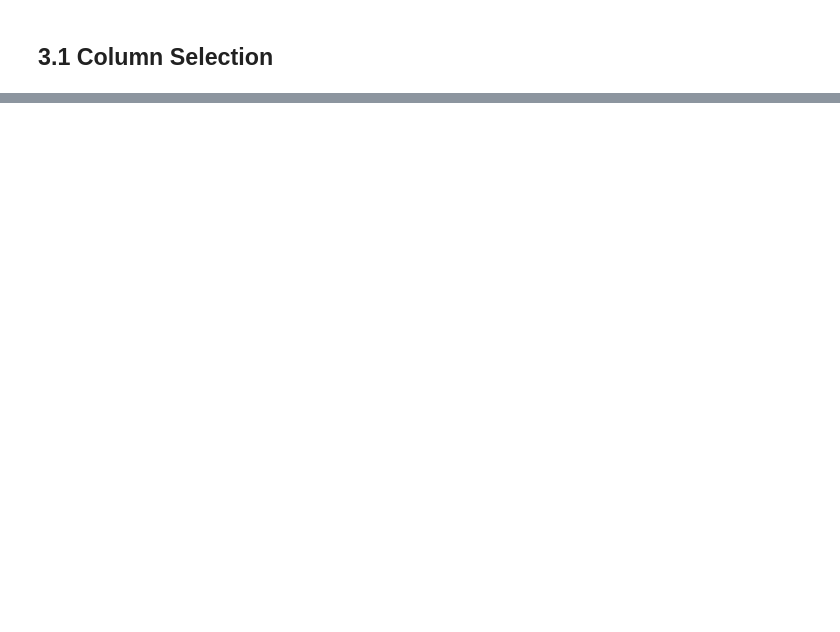
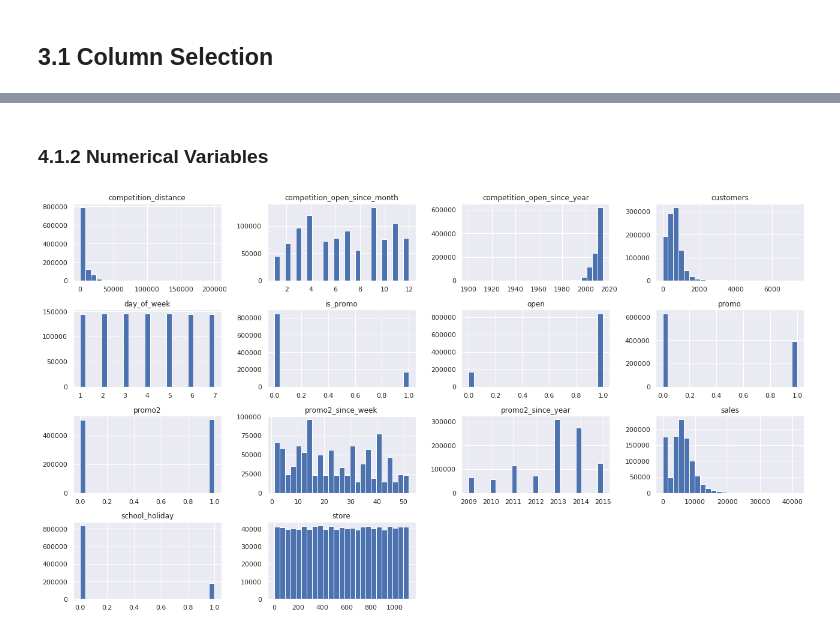
Before and after one commit to brian-oliveira/rossmann-sales-prediction, a Jupyter notebook: main.ipynb, the cells around one changed output, grey strips where cells are left out. Cells and saved outputs as stored; diff of their text form; code cells hidden in the pictures; blank space fills up the shorter version.

```diff
--- a/main.ipynb
+++ b/main.ipynb
@@ -351,0 +355,6 @@ df3 = df3.drop(cols_drop, axis=1)
+# %% [markdown]
+### 4.1.2 Numerical Variables
+# %%
+num_attr.hist(bins=25);
+# %% [output]
+[figure, added]
```
Also changed, not shown: parts of 20 cells of this notebook.
